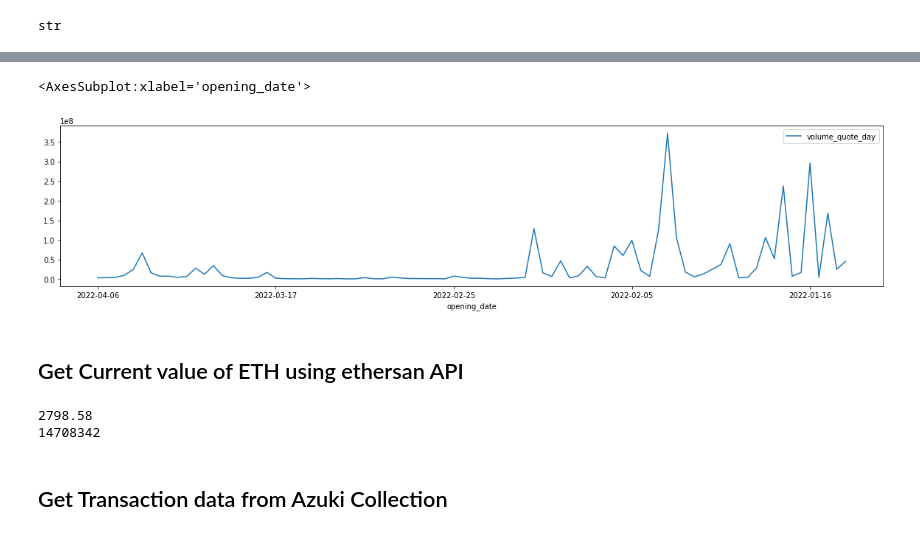
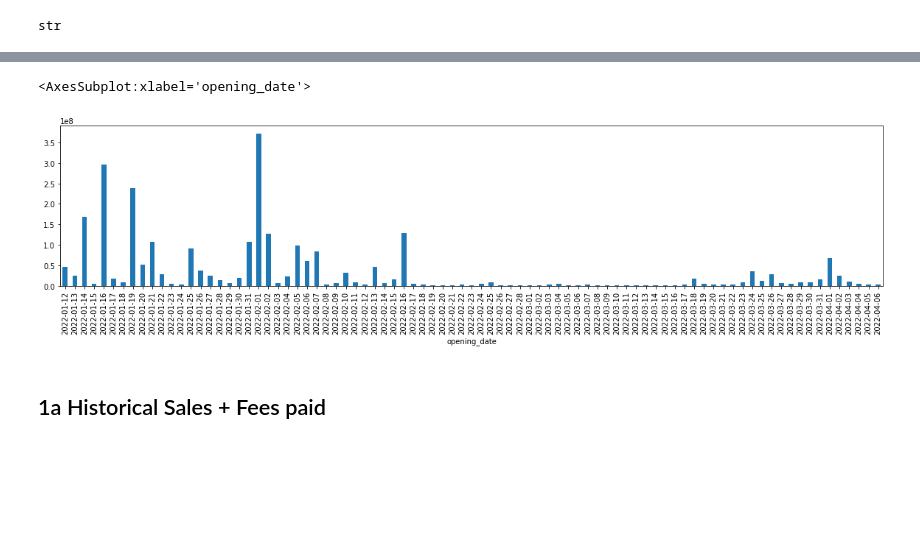
Before and after one commit to mmsaki/nft-trading-analysis, a Jupyter notebook: azuki_analysis.ipynb, the cells around one changed output, grey strips where cells are left out. Saved outputs shown, nothing was run; the diff lists cells and outputs as text; code cells hidden in the pictures; blank space fills up the shorter version.

```diff
--- a/azuki_analysis.ipynb
+++ b/azuki_analysis.ipynb
@@ -201,18 +94,17 @@ burned
 # %%
 # Create variables needed for owner data and add to url
-collection_address = '/0xED5AF388653567Af2F388E6224dC7C4b3241C544'
-historical_url = url + chain_id + "/nft_market/collection" + collection_address + api_key
+historical_url = url + chain_id + "/nft_market/collection" + azuki_address + api_no_option
 
 # Get request
-historical = requests.get(historical_url).json()
+azuki_historical_json = requests.get(historical_url).json()
 
 # Convert historical json data to a dataframe and view data
-historical_df = pd.DataFrame(historical['data']['items'])
+azuki_df = pd.DataFrame(azuki_historical_json['data']['items'])
 
 # Set index to date
-historical_df = historical_df.set_index('opening_date')
+azuki_df = azuki_df.set_index('opening_date')
 
 # Create Volume dataframe
-azuki_vol_df = pd.DataFrame(historical_df, columns = ['volume_quote_day', 'average_volume_quote_day', 'unique_token_ids_sold_count_day'])
-azuki_vol_df.head()
+azuki_vol_df = pd.DataFrame(azuki_df, columns = ['volume_quote_day', 'unique_token_ids_sold_count_day']).sort_index()
+azuki_vol_df
 # %% [output]
@@ -228,26 +124,0 @@ azuki_vol_df.head()
-# %%
-# Covert volume in wei column to eth
-volume_eth_day = []
-for wei in historical_df['volume_wei_day']:
-    eth = int(wei)/100000000000000000
-    volume_eth_day.append(eth)
-
-# Covert avarage volume in wei column to eth
-avg_volume_eth_day = []
-for wei in historical_df['average_volume_wei_day']:
-    eth = int(wei)/100000000000000000
-    avg_volume_eth_day.append(eth)
-
-# Covert floor in wei column to eth
-floor_price_eth_7d = []
-for wei in historical_df['floor_price_wei_7d']:
-    eth = int(wei)/100000000000000000
-    floor_price_eth_7d.append(eth)
-
-# Add eth columns to azuki dataframe
-azuki_vol_df['volume_eth_day'] = volume_eth_day
-azuki_vol_df['avg_volume_eth_day'] = avg_volume_eth_day
-azuki_vol_df['floor_price_eth_7d'] = floor_price_eth_7d
-
-# View historical data
-azuki_vol_df.head()
@@ -262,22 +125,11 @@ azuki_vol_df.head()
 # %%
 # Plot Volume quote per day
-azuki_vol_df.plot.line(y = 'volume_quote_day', figsize = (20,4))
+azuki_volume = azuki_vol_df['volume_quote_day'].astype(int)
+
+azuki_volume.plot.bar(figsize = (20,4))
 # %% [output]
 <AxesSubplot:xlabel='opening_date'>
-[figure, old version]
+[figure, new version]
-# %% [markdown]
-## Get Current value of ETH using ethersan API
-# %%
-# import dependancy
-from etherscan_py import etherscan_py
-client = etherscan_py.Client(os.getenv('ETHERSCAN_API'))
-
-# Print current eth price and latest block height
-print(client.get_eth_price())
-print(client.get_latest_block_height())
-# %% [output]
-2798.58
-14708342
 # %% [markdown]
-## Get Transaction data from Azuki Collection
+## 1a Historical Sales + Fees paid
 # %%
```
Also changed, not shown: parts of 45 cells of this notebook.
